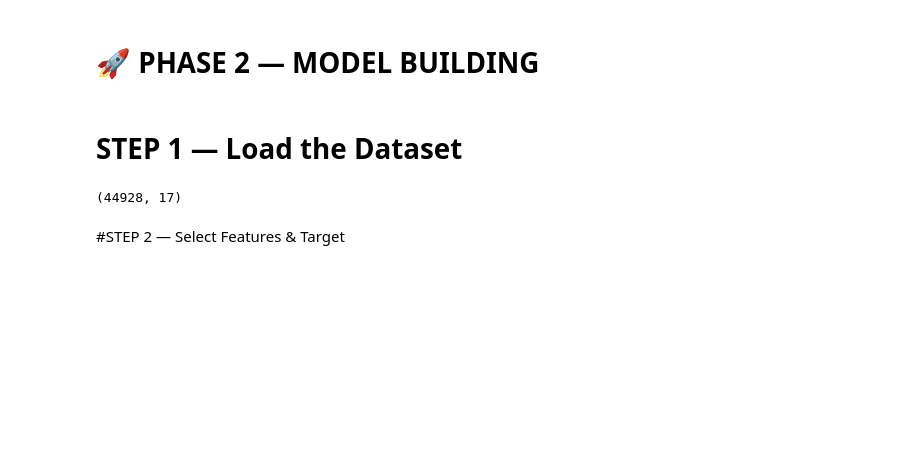
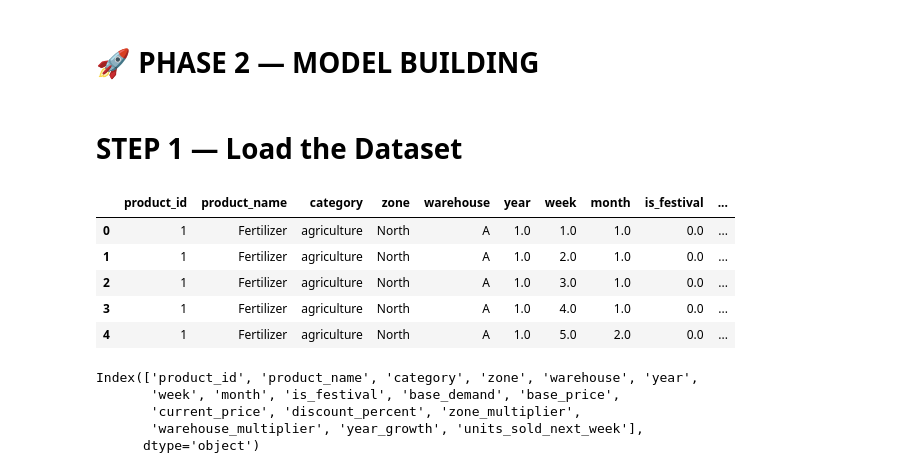
Before and after one commit to MithunSrinivas28/Fluxo_AI_Supplychain, a Jupyter notebook: demand_forecasting_model.ipynb, the cells around one changed output. Cells and saved outputs as stored; diff of their text form; code cells hidden in the pictures; blank space fills up the shorter version.

```diff
--- a/demand_forecasting_model.ipynb
+++ b/demand_forecasting_model.ipynb
@@ -6,12 +6,22 @@
 # STEP 1 — Load the Dataset
 # %%
 import pandas as pd
+import numpy as np
 
 df = pd.read_csv("synthetic_supplychain_data.csv")
-
 df.head()
-df.shape
 # %% [output]
-(44928, 17)
+|  | product_id | product_name | category | zone | warehouse | year | week | month | is_festival | ... |
+| 0 | 1 | Fertilizer | agriculture | North | A | 1.0 | 1.0 | 1.0 | 0.0 | ... |
+| 1 | 1 | Fertilizer | agriculture | North | A | 1.0 | 2.0 | 1.0 | 0.0 | ... |
+| 2 | 1 | Fertilizer | agriculture | North | A | 1.0 | 3.0 | 1.0 | 0.0 | ... |
+| 3 | 1 | Fertilizer | agriculture | North | A | 1.0 | 4.0 | 1.0 | 0.0 | ... |
+| 4 | 1 | Fertilizer | agriculture | North | A | 1.0 | 5.0 | 2.0 | 0.0 | ... |
-# %% [markdown]
-#STEP 2 — Select Features & Target
+# %%
+df.columns
+# %% [output]
+Index(['product_id', 'product_name', 'category', 'zone', 'warehouse', 'year',
+       'week', 'month', 'is_festival', 'base_demand', 'base_price',
+       'current_price', 'discount_percent', 'zone_multiplier',
+       'warehouse_multiplier', 'year_growth', 'units_sold_next_week'],
+      dtype='object')
```
Also changed, not shown: parts of 16 cells of this notebook.
